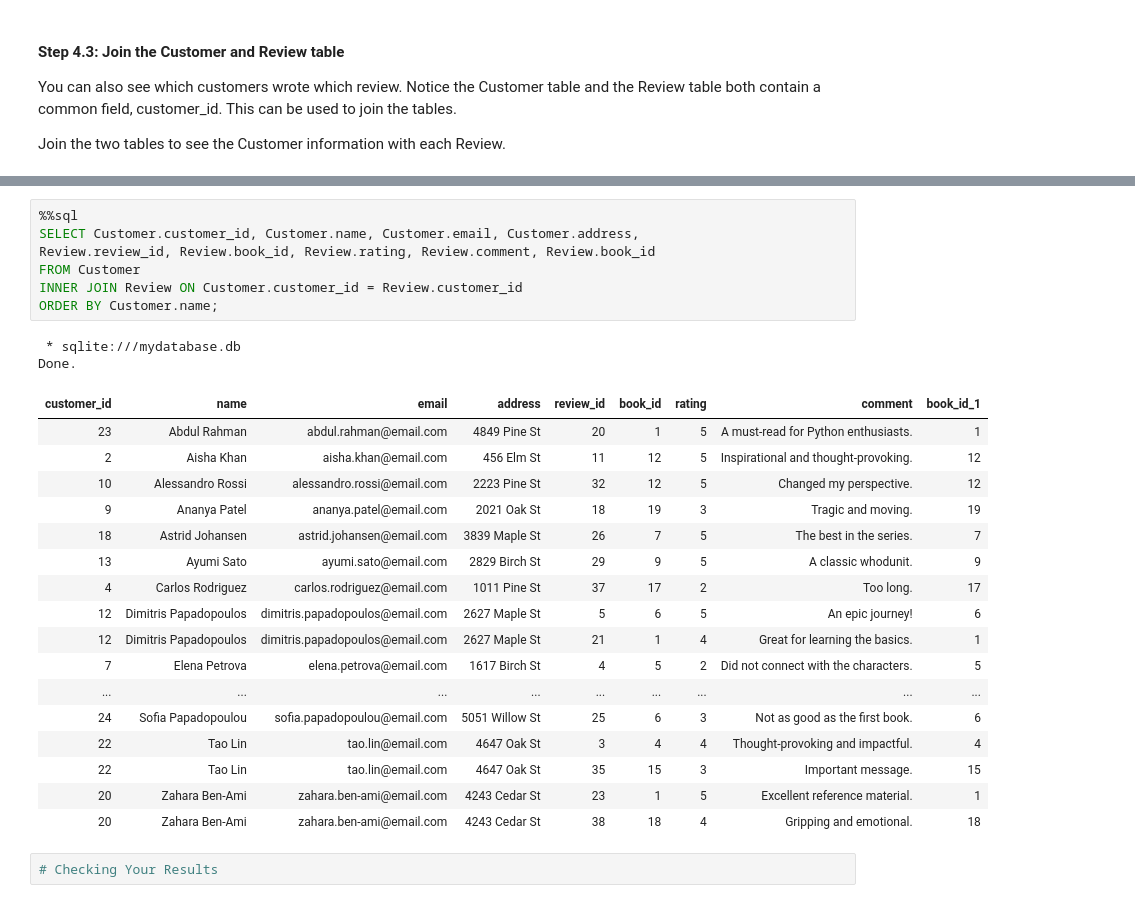
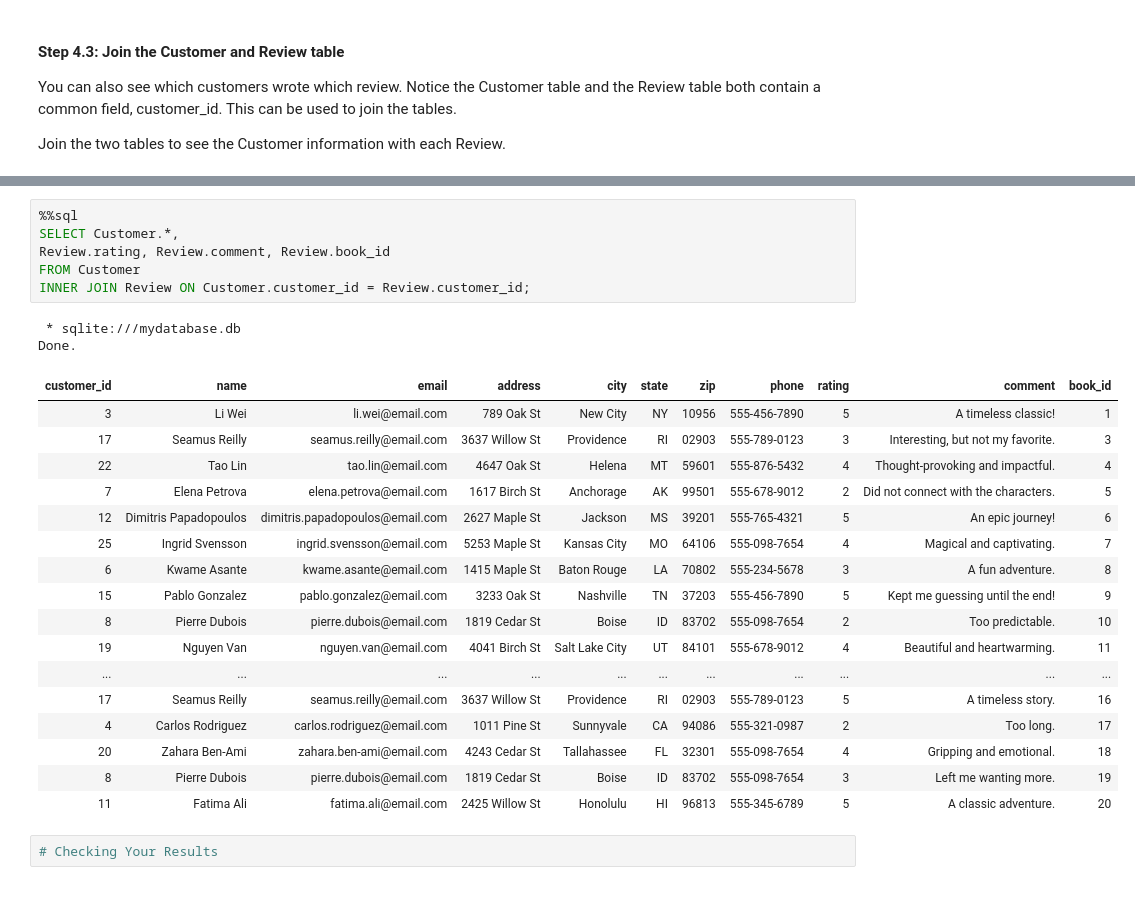
Before and after one commit to dennislamcv1/MSPYTHON, a Jupyter notebook: Web Development with Python/C4_M3_L01.ipynb, the cells around one changed output, grey strips where cells are left out. Cells and saved outputs as stored; diff of their text form.

```diff
--- a/Web Development with Python/C4_M3_L01.ipynb
+++ b/Web Development with Python/C4_M3_L01.ipynb
@@ -533,30 +518,29 @@ Done.
 # %%
 %%sql
-SELECT Customer.customer_id, Customer.name, Customer.email, Customer.address,
-Review.review_id, Review.book_id, Review.rating, Review.comment, Review.book_id
+SELECT Customer.*,
+Review.rating, Review.comment, Review.book_id
 FROM Customer
-INNER JOIN Review ON Customer.customer_id = Review.customer_id
-ORDER BY Customer.name;
+INNER JOIN Review ON Customer.customer_id = Review.customer_id;
 # %% [output]
  * sqlite:///mydatabase.db
 Done.
-| customer_id | name | email | address | review_id | book_id | rating | comment | book_id_1 |
-| 23 | Abdul Rahman | abdul.rahman@email.com | 4849 Pine St | 20 | 1 | 5 | A must-read for Python enthusiasts. | 1 |
-| 2 | Aisha Khan | aisha.khan@email.com | 456 Elm St | 11 | 12 | 5 | Inspirational and thought-provoking. | 12 |
-| 10 | Alessandro Rossi | alessandro.rossi@email.com | 2223 Pine St | 32 | 12 | 5 | Changed my perspective. | 12 |
-| 9 | Ananya Patel | ananya.patel@email.com | 2021 Oak St | 18 | 19 | 3 | Tragic and moving. | 19 |
-| 18 | Astrid Johansen | astrid.johansen@email.com | 3839 Maple St | 26 | 7 | 5 | The best in the series. | 7 |
-| 13 | Ayumi Sato | ayumi.sato@email.com | 2829 Birch St | 29 | 9 | 5 | A classic whodunit. | 9 |
-| 4 | Carlos Rodriguez | carlos.rodriguez@email.com | 1011 Pine St | 37 | 17 | 2 | Too long. | 17 |
-| 12 | Dimitris Papadopoulos | dimitris.papadopoulos@email.com | 2627 Maple St | 5 | 6 | 5 | An epic journey! | 6 |
-| 12 | Dimitris Papadopoulos | dimitris.papadopoulos@email.com | 2627 Maple St | 21 | 1 | 4 | Great for learning the basics. | 1 |
-| 7 | Elena Petrova | elena.petrova@email.com | 1617 Birch St | 4 | 5 | 2 | Did not connect with the characters. | 5 |
-| ... | ... | ... | ... | ... | ... | ... | ... | ... |
-| 24 | Sofia Papadopoulou | sofia.papadopoulou@email.com | 5051 Willow St | 25 | 6 | 3 | Not as good as the first book. | 6 |
-| 22 | Tao Lin | tao.lin@email.com | 4647 Oak St | 3 | 4 | 4 | Thought-provoking and impactful. | 4 |
-| 22 | Tao Lin | tao.lin@email.com | 4647 Oak St | 35 | 15 | 3 | Important message. | 15 |
-| 20 | Zahara Ben-Ami | zahara.ben-ami@email.com | 4243 Cedar St | 23 | 1 | 5 | Excellent reference material. | 1 |
-| 20 | Zahara Ben-Ami | zahara.ben-ami@email.com | 4243 Cedar St | 38 | 18 | 4 | Gripping and emotional. | 18 |
+| customer_id | name | email | address | city | state | zip | phone | rating | comment | book_id |
+| 3 | Li Wei | li.wei@email.com | 789 Oak St | New City | NY | 10956 | 555-456-7890 | 5 | A timeless classic! | 1 |
+| 17 | Seamus Reilly | seamus.reilly@email.com | 3637 Willow St | Providence | RI | 02903 | 555-789-0123 | 3 | Interesting, but not my favorite. | 3 |
+| 22 | Tao Lin | tao.lin@email.com | 4647 Oak St | Helena | MT | 59601 | 555-876-5432 | 4 | Thought-provoking and impactful. | 4 |
+| 7 | Elena Petrova | elena.petrova@email.com | 1617 Birch St | Anchorage | AK | 99501 | 555-678-9012 | 2 | Did not connect with the characters. | 5 |
+| 12 | Dimitris Papadopoulos | dimitris.papadopoulos@email.com | 2627 Maple St | Jackson | MS | 39201 | 555-765-4321 | 5 | An epic journey! | 6 |
+| 25 | Ingrid Svensson | ingrid.svensson@email.com | 5253 Maple St | Kansas City | MO | 64106 | 555-098-7654 | 4 | Magical and captivating. | 7 |
+| 6 | Kwame Asante | kwame.asante@email.com | 1415 Maple St | Baton Rouge | LA | 70802 | 555-234-5678 | 3 | A fun adventure. | 8 |
+| 15 | Pablo Gonzalez | pablo.gonzalez@email.com | 3233 Oak St | Nashville | TN | 37203 | 555-456-7890 | 5 | Kept me guessing until the end! | 9 |
+| 8 | Pierre Dubois | pierre.dubois@email.com | 1819 Cedar St | Boise | ID | 83702 | 555-098-7654 | 2 | Too predictable. | 10 |
+| 19 | Nguyen Van | nguyen.van@email.com | 4041 Birch St | Salt Lake City | UT | 84101 | 555-678-9012 | 4 | Beautiful and heartwarming. | 11 |
+| ... | ... | ... | ... | ... | ... | ... | ... | ... | ... | ... |
+| 17 | Seamus Reilly | seamus.reilly@email.com | 3637 Willow St | Providence | RI | 02903 | 555-789-0123 | 5 | A timeless story. | 16 |
+| 4 | Carlos Rodriguez | carlos.rodriguez@email.com | 1011 Pine St | Sunnyvale | CA | 94086 | 555-321-0987 | 2 | Too long. | 17 |
+| 20 | Zahara Ben-Ami | zahara.ben-ami@email.com | 4243 Cedar St | Tallahassee | FL | 32301 | 555-098-7654 | 4 | Gripping and emotional. | 18 |
+| 8 | Pierre Dubois | pierre.dubois@email.com | 1819 Cedar St | Boise | ID | 83702 | 555-098-7654 | 3 | Left me wanting more. | 19 |
+| 11 | Fatima Ali | fatima.ali@email.com | 2425 Willow St | Honolulu | HI | 96813 | 555-345-6789 | 5 | A classic adventure. | 20 |
 # %%
 # Checking Your Results
 # %% [markdown]
```
Also changed, not shown: parts of 5 cells of this notebook, 1 other file.
